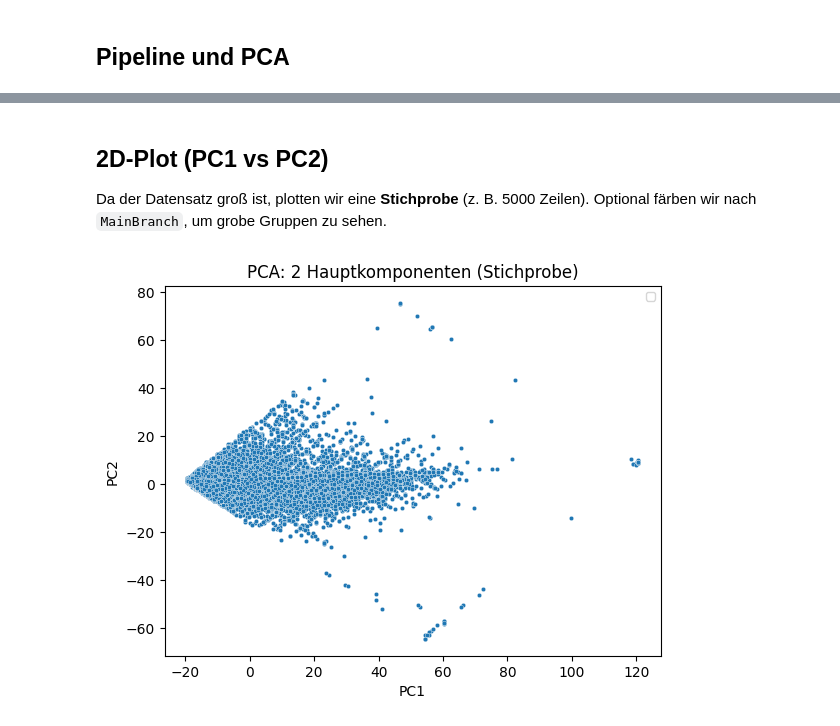
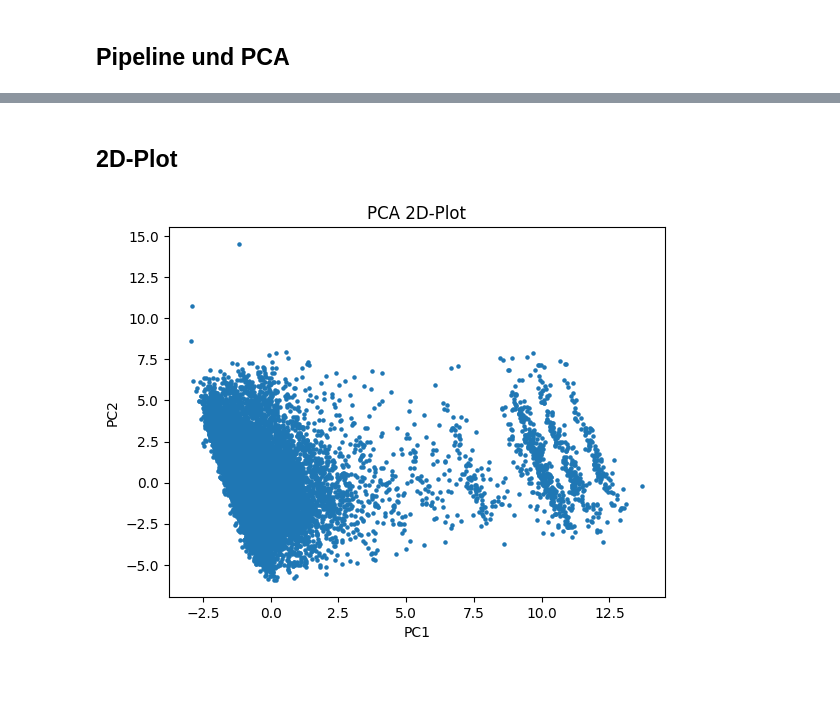
Before and after one commit to Moritz148/data-analytics-project, a Jupyter notebook: PCA_Survey_mit_pandas_numpy.ipynb, the cells around one changed output, grey strips where cells are left out. Drawn from its saved outputs; the diff is of its cells as text; code cells hidden in the pictures; blank space fills up the shorter version.

Commit message:
Klassifikation Gesamt + PCA

```diff
--- a/PCA_Survey_mit_pandas_numpy.ipynb
+++ b/PCA_Survey_mit_pandas_numpy.ipynb
@@ -22,7 +22,10 @@ from sklearn.pipeline import Pipeline
 import matplotlib.pyplot as plt
 import seaborn as sns
 # %%
-df = pd.read_csv("stack-overflow-developer-survey-2025/survey_results_public_without_SO.csv")
+df = pd.read_csv("One-Hot-Encoded.csv")
+
+bool_cols = df.select_dtypes(include=["bool"]).columns
+df[bool_cols] = df[bool_cols].astype("int8")
 # %% [markdown]
 
 ## Numerische Features auswählen
@@ -66,14 +63,7 @@ Erklärte Varianz (2D gesamt): 0.7286518004144329
 # %%
+X_pca = pca_pipe.fit_transform(X)
 
-pipe_90 = Pipeline([
-    ("vt", VarianceThreshold(threshold=0.0)),
-    ("pca", PCA(n_components=0.90, random_state=0))
-])
-
-X_pca_90 = pipe_90.fit_transform(X)
-pca90 = pipe_90.named_steps["pca"]
-
-print("Ursprüngliche Feature-Anzahl:", X.shape[1])
-print("Komponenten für >=90% Varianz:", X_pca_90.shape[1])
-print("Erklärte Varianz (gesamt):", pca90.explained_variance_ratio_.sum())
+print("PCA-Ergebnisform:", X_pca.shape)
+print("Erklärte Varianz gesamt:",
+      pca_pipe.named_steps["pca"].explained_variance_ratio_.sum())
 # %% [output]
@@ -108,30 +72,14 @@ Komponenten bis >=90% Varianz: 11
 # %% [markdown]
 
-## 2D-Plot (PC1 vs PC2)
-
-Da der Datensatz groß ist, plotten wir eine **Stichprobe** (z. B. 5000 Zeilen).
-Optional färben wir nach `MainBranch`, um grobe Gruppen zu sehen.
+## 2D-Plot
 # %%
-
-# 6) Plot-DataFrame
-df_pca = pd.DataFrame(X_pca_2, columns=["PC1", "PC2"])
-
-if "MainBranch" in df.columns:
-    df_pca["MainBranch"] = df["MainBranch"].astype("string")
-else:
-    df_pca["MainBranch"] = "n/a"
-
-# Stichprobe
-n_sample = 5000
-df_s = df_pca.sample(n=min(n_sample, len(df_pca)), random_state=0)
+import matplotlib.pyplot as plt
 
 plt.figure()
-sns.scatterplot(data=df_pca, x="PC1", y="PC2", s=10)
-#sns.scatterplot(data=df_s, x="PC1", y="PC2", hue="MainBranch", s=10)
-plt.title("PCA: 2 Hauptkomponenten (Stichprobe)")
+plt.scatter(X_pca[:, 0], X_pca[:, 1], s=5)
 plt.xlabel("PC1")
 plt.ylabel("PC2")
-plt.legend(loc="best", fontsize=8)
+plt.title("PCA 2D-Plot")
 plt.show()
 # %% [output]
-[figure, old version]
+[figure, new version]
```
Also changed, not shown: parts of 6 cells of this notebook, 2 other files.
